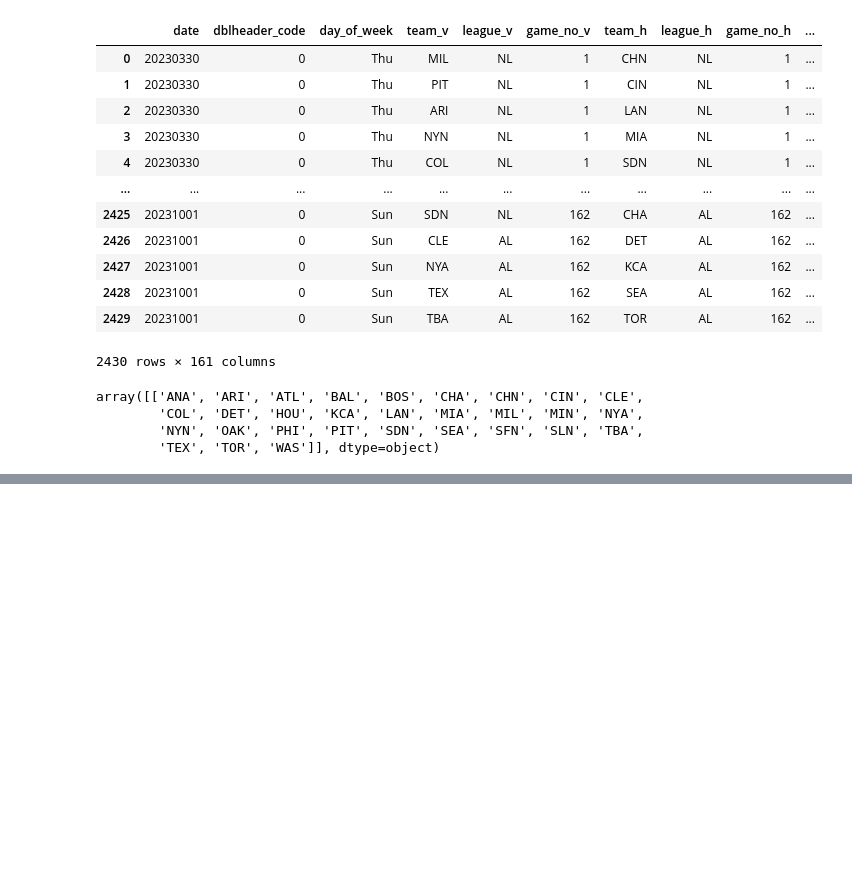
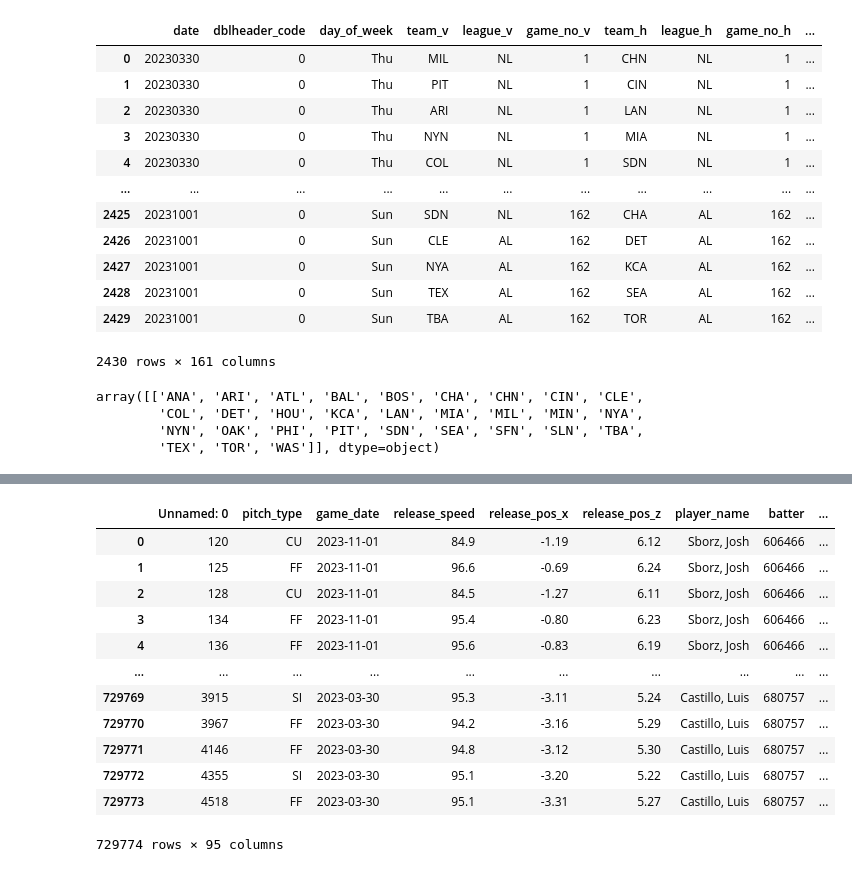
Before and after one commit to willcoomans5/mlb_predictions, a Jupyter notebook: mlb_game_data.ipynb, the cells around one changed output, grey strips where cells are left out. Saved outputs shown, nothing was run; the diff lists cells and outputs as text; code cells hidden in the pictures; blank space fills up the shorter version.

Commit message:
add statcast_2023 csv file

```diff
--- a/mlb_game_data.ipynb
+++ b/mlb_game_data.ipynb
@@ -39,6 +41,8 @@ pyb.cache.enable()
 pd.set_option('display.max_columns',100)
 pd.set_option('display.max_rows',100)
 # %%
+path = '/content/drive/MyDrive/mlbpredictions/'
 fname = path + 'gl2020_23/gl2023.txt'
 df = pd.read_csv(fname, header=None)
+df.shape
 # %% [output]
@@ -143,0 +132,17 @@ ward.head(10)
+# %%
+sc = pd.read_csv(path + "statcast_2023.csv")
+sc
+# %% [output]
+|  | Unnamed: 0 | pitch_type | game_date | release_speed | release_pos_x | release_pos_z | player_name | batter | ... |
+| 0 | 120 | CU | 2023-11-01 | 84.9 | -1.19 | 6.12 | Sborz, Josh | 606466 | ... |
+| 1 | 125 | FF | 2023-11-01 | 96.6 | -0.69 | 6.24 | Sborz, Josh | 606466 | ... |
+| 2 | 128 | CU | 2023-11-01 | 84.5 | -1.27 | 6.11 | Sborz, Josh | 606466 | ... |
+| 3 | 134 | FF | 2023-11-01 | 95.4 | -0.80 | 6.23 | Sborz, Josh | 606466 | ... |
+| 4 | 136 | FF | 2023-11-01 | 95.6 | -0.83 | 6.19 | Sborz, Josh | 606466 | ... |
+| ... | ... | ... | ... | ... | ... | ... | ... | ... | ... |
+| 729769 | 3915 | SI | 2023-03-30 | 95.3 | -3.11 | 5.24 | Castillo, Luis | 680757 | ... |
+| 729770 | 3967 | FF | 2023-03-30 | 94.2 | -3.16 | 5.29 | Castillo, Luis | 680757 | ... |
+| 729771 | 4146 | FF | 2023-03-30 | 94.8 | -3.12 | 5.30 | Castillo, Luis | 680757 | ... |
+| 729772 | 4355 | SI | 2023-03-30 | 95.1 | -3.20 | 5.22 | Castillo, Luis | 680757 | ... |
+| 729773 | 4518 | FF | 2023-03-30 | 95.1 | -3.31 | 5.27 | Castillo, Luis | 680757 | ... |
+729774 rows × 95 columns
```
Also changed, not shown: parts of 12 cells of this notebook.
